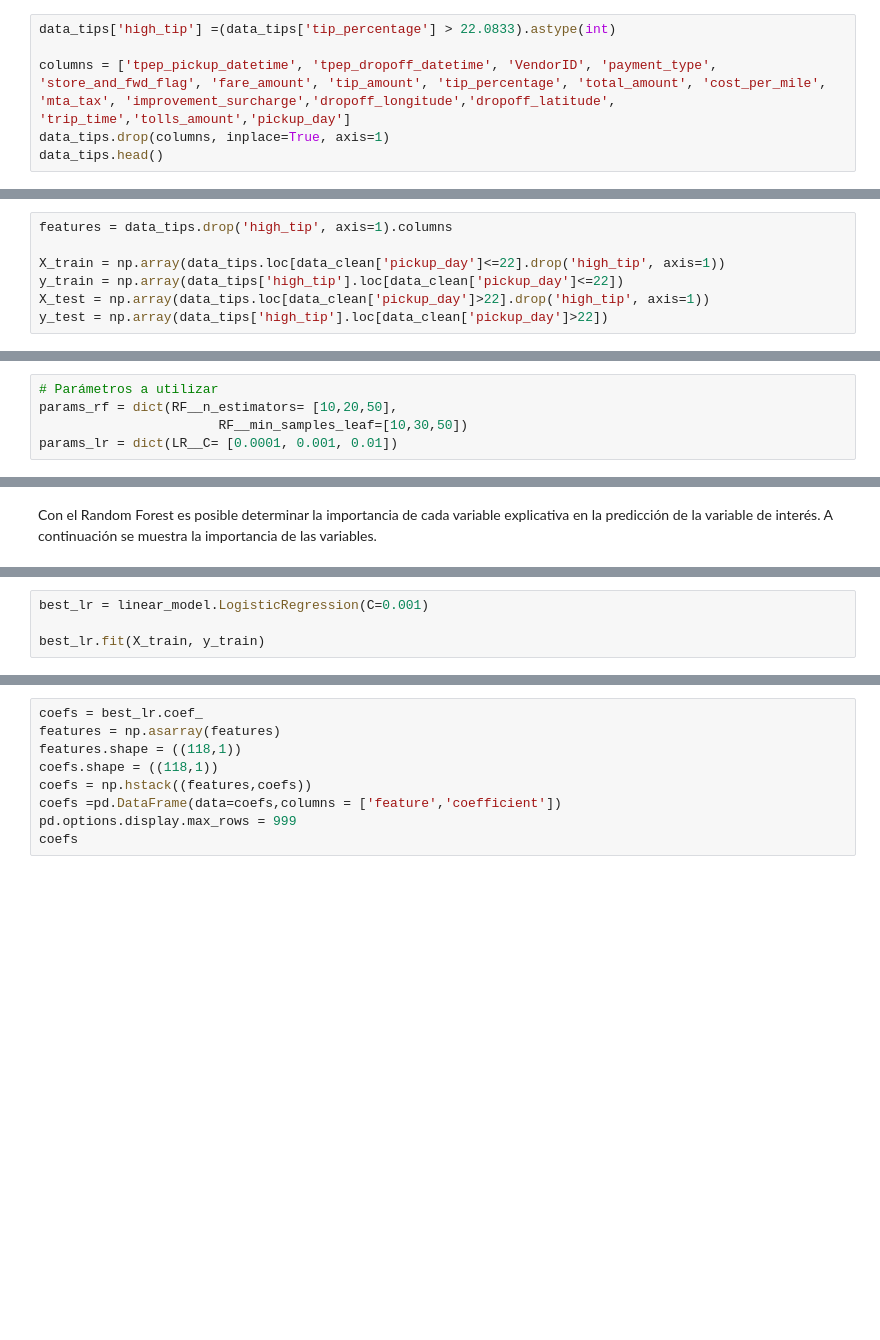
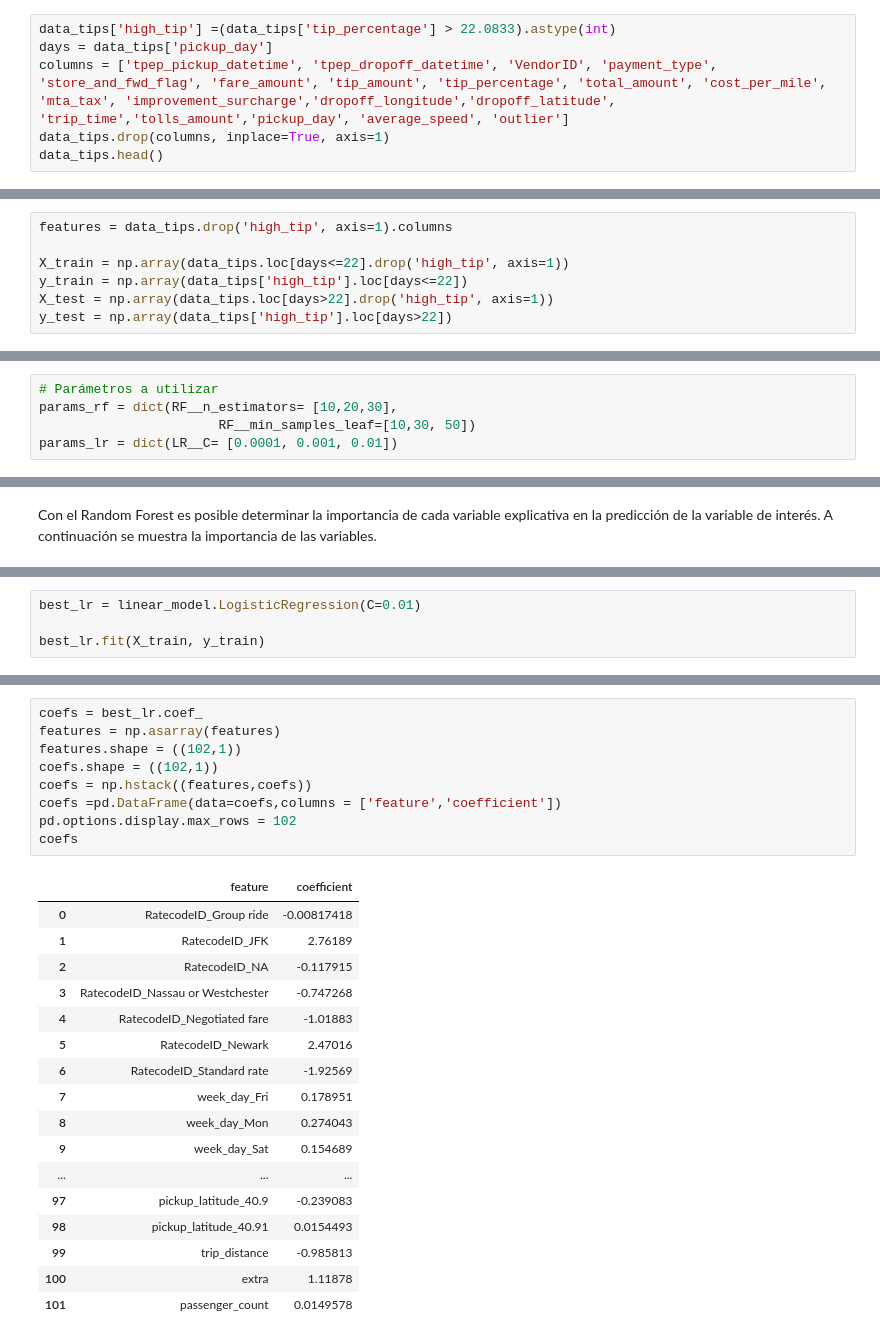
Before and after one commit to cchallu/datank_challenge, a Jupyter notebook: source/datank_challenge.ipynb, the cells around one changed output, grey strips where cells are left out. Drawn from its saved outputs; the diff is of its cells as text; blank space fills up the shorter version.

```diff
--- a/source/datank_challenge.ipynb
+++ b/source/datank_challenge.ipynb
@@ -499,8 +520,8 @@ data_tips['tip_percentage'].median()
 22.083333333333332
 # %%
 data_tips['high_tip'] =(data_tips['tip_percentage'] > 22.0833).astype(int)
-
-columns = ['tpep_pickup_datetime', 'tpep_dropoff_datetime', 'VendorID', 'payment_type', 'store_and_fwd_flag', 'fare_amount', 'tip_amount', 'tip_percentage', 'total_amount', 'cost_per_mile', 'mta_tax', 'improvement_surcharge','dropoff_longitude','dropoff_latitude', 'trip_time','tolls_amount','pickup_day']
+days = data_tips['pickup_day']
+columns = ['tpep_pickup_datetime', 'tpep_dropoff_datetime', 'VendorID', 'payment_type', 'store_and_fwd_flag', 'fare_amount', 'tip_amount', 'tip_percentage', 'total_amount', 'cost_per_mile', 'mta_tax', 'improvement_surcharge','dropoff_longitude','dropoff_latitude', 'trip_time','tolls_amount','pickup_day', 'average_speed', 'outlier']
 data_tips.drop(columns, inplace=True, axis=1)
 data_tips.head()
 # %% [output]
@@ -541,18 +553,18 @@ Por último, se divide la muestra en entrenamiento y prueba. Se decidió utiliza
 # %%
 features = data_tips.drop('high_tip', axis=1).columns
 
-X_train = np.array(data_tips.loc[data_clean['pickup_day']<=22].drop('high_tip', axis=1))
-y_train = np.array(data_tips['high_tip'].loc[data_clean['pickup_day']<=22])
-X_test = np.array(data_tips.loc[data_clean['pickup_day']>22].drop('high_tip', axis=1))
-y_test = np.array(data_tips['high_tip'].loc[data_clean['pickup_day']>22])
+X_train = np.array(data_tips.loc[days<=22].drop('high_tip', axis=1))
+y_train = np.array(data_tips['high_tip'].loc[days<=22])
+X_test = np.array(data_tips.loc[days>22].drop('high_tip', axis=1))
+y_test = np.array(data_tips['high_tip'].loc[days>22])
 # %% [markdown]
 #### Ajuste y selección de modelo
 # %% [markdown]
 Para la predicción se utilizará Regresión Logística (con regularización l2) y Random Forest. Para elegir el mejor modelo se utilizará un "Magic Loop". Este ajusta ambos clasificadores con diferentes hiperparámetros (grid search) y con validación cruzada obtiene la métrica de interés en cada caso.
 # %%
 # Parámetros a utilizar
-params_rf = dict(RF__n_estimators= [10,20,50],
-                       RF__min_samples_leaf=[10,30,50])
+params_rf = dict(RF__n_estimators= [10,20,30],
+                       RF__min_samples_leaf=[10,30, 50])
 params_lr = dict(LR__C= [0.0001, 0.001, 0.01])
 # %%
 def magic_loop(models_to_run, clfs, grids, X, y):
@@ -643,5 +689,5 @@ list(zip(features, best_model.feature_importances_))
 Por último, se muestran los coeficientes de la regresión logistica (la mejor de acuerdo al Magic Loop) para identificar la relación de la variable dependiente y explicativas.
 # %%
-best_lr = linear_model.LogisticRegression(C=0.001)
+best_lr = linear_model.LogisticRegression(C=0.01)
 
 best_lr.fit(X_train, y_train)
@@ -648,9 +699,27 @@ best_lr.fit(X_train, y_train)
 # %%
 coefs = best_lr.coef_
 features = np.asarray(features)
-features.shape = ((118,1))
-coefs.shape = ((118,1))
+features.shape = ((102,1))
+coefs.shape = ((102,1))
 coefs = np.hstack((features,coefs))
 coefs =pd.DataFrame(data=coefs,columns = ['feature','coefficient'])
-pd.options.display.max_rows = 999
+pd.options.display.max_rows = 102
 coefs
+# %% [output]
+|  | feature | coefficient |
+| 0 | RatecodeID_Group ride | -0.00817418 |
+| 1 | RatecodeID_JFK | 2.76189 |
+| 2 | RatecodeID_NA | -0.117915 |
+| 3 | RatecodeID_Nassau or Westchester | -0.747268 |
+| 4 | RatecodeID_Negotiated fare | -1.01883 |
+| 5 | RatecodeID_Newark | 2.47016 |
+| 6 | RatecodeID_Standard rate | -1.92569 |
+| 7 | week_day_Fri | 0.178951 |
+| 8 | week_day_Mon | 0.274043 |
+| 9 | week_day_Sat | 0.154689 |
+| ... | ... | ... |
+| 97 | pickup_latitude_40.9 | -0.239083 |
+| 98 | pickup_latitude_40.91 | 0.0154493 |
+| 99 | trip_distance | -0.985813 |
+| 100 | extra | 1.11878 |
+| 101 | passenger_count | 0.0149578 |
```
Also changed, not shown: parts of 21 cells of this notebook.
